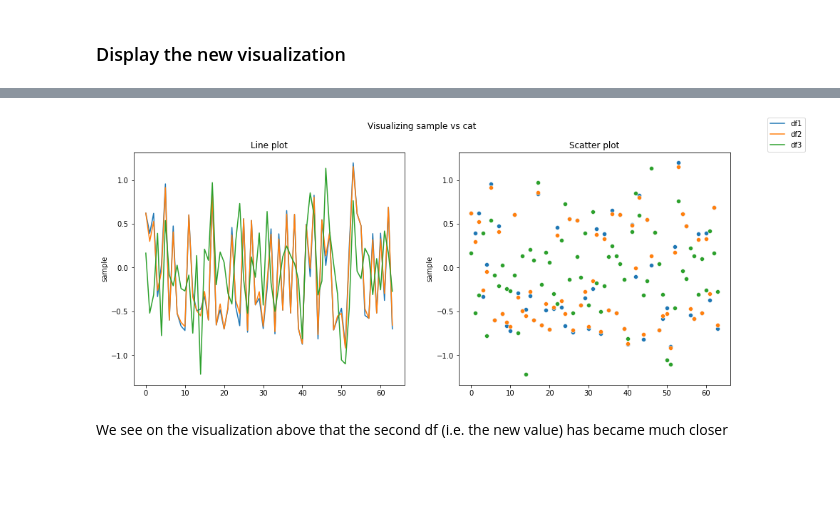
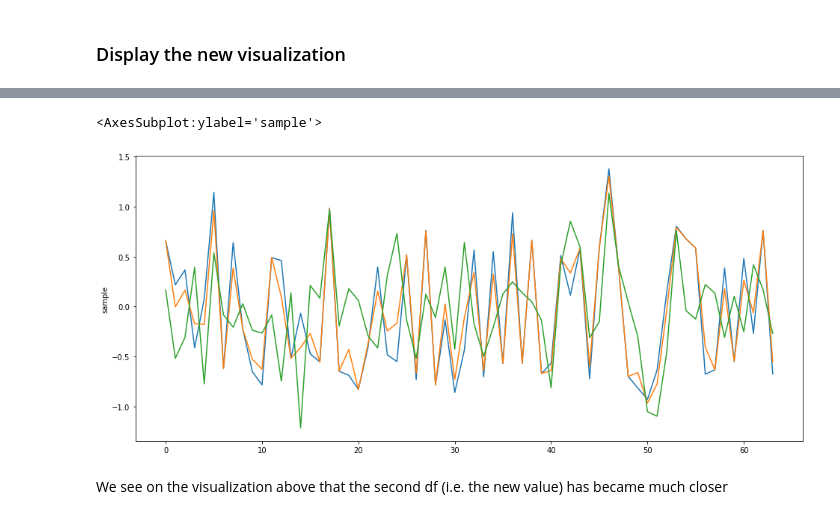
Before and after one commit to MHaurel/nn-concept-interpreter, a Jupyter notebook: visualizer/boost.ipynb, the cells around one changed output, grey strips where cells are left out. Saved outputs shown, nothing was run; the diff lists cells and outputs as text; code cells hidden in the pictures; blank space fills up the shorter version.

```diff
--- a/visualizer/boost.ipynb
+++ b/visualizer/boost.ipynb
@@ -47,5 +47,6 @@ wdf.head(3)
 # %%
 dfs = []
 for filename in os.listdir(os.path.join('visualizer_data', 'activations', dirname)):
-    if filename.split('.')[-1] == 'pkl' and 'table_data' not in filename:
+    if filename.split('.')[-1] == 'pkl' and 'table_data' not in filename and 'n_' not in filename:
+        print(filename)
         dfs.append(pd.read_pickle(os.path.join('visualizer_data', 'activations', dirname, filename)))
@@ -52,5 +61,5 @@ for filename in os.listdir(os.path.join('visualizer_data', 'activations', dirnam
 # %%
-layer_to_explore = 0
+layer_to_explore = 1
 df = dfs[layer_to_explore]
 print(f"Using layer {model.layers[layer_to_explore].name}")
 # %% [output]
@@ -299,7 +294,7 @@ def boost(sample, category, pvalue=None):
     pvalues might be reached directly from this function
     """
 
-    factor = 0.1 # i.e. 10%
+    factor = 0.3 # i.e. 10%
 
     # We built a proper dataset to process the data
     df = pd.concat([sample, category, pvalue]).T
@@ -399,7 +381,15 @@ df_act_sample
 # %%
-plot_activ(df=pd.DataFrame(dfb['sample']).T, df2=pd.DataFrame(dfb['new_value']).T, df3=pd.DataFrame(dfb['cat']).T)
+#plot_activ(df=pd.DataFrame(dfb['new_value']).T, df2=pd.DataFrame(dfb['cat']).T)
+plt.figure(figsize=(16, 7))
+df = pd.DataFrame(dfb['sample']).T
+df2 = pd.DataFrame(dfb['new_value']).T
+df3 = pd.DataFrame(dfb['cat']).T
+sns.lineplot(x=range(len(df.iloc[0, :])), y=df.iloc[0, :])
+sns.lineplot(x=range(len(df2.iloc[0, :])), y=df2.iloc[0, :])
+sns.lineplot(x=range(len(df3.iloc[0, :])), y=df3.iloc[0, :])
 # %% [output]
+<AxesSubplot:ylabel='sample'>
-[figure, old version]
+[figure, new version]
 # %% [markdown]
 We see on the visualization above that the second df (i.e. the new value) has became much closer
 # %% [markdown]
```
Also changed, not shown: parts of 43 cells of this notebook, 20 other files.
